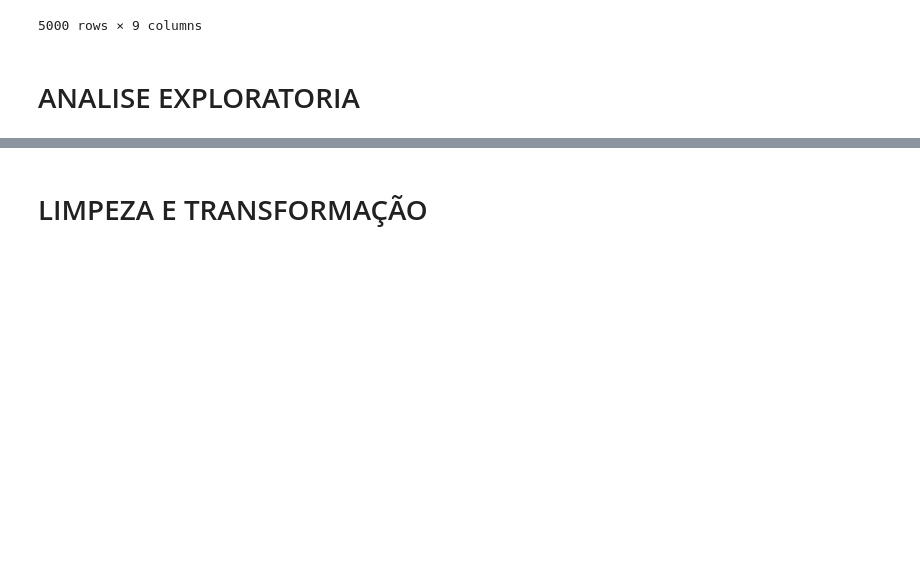
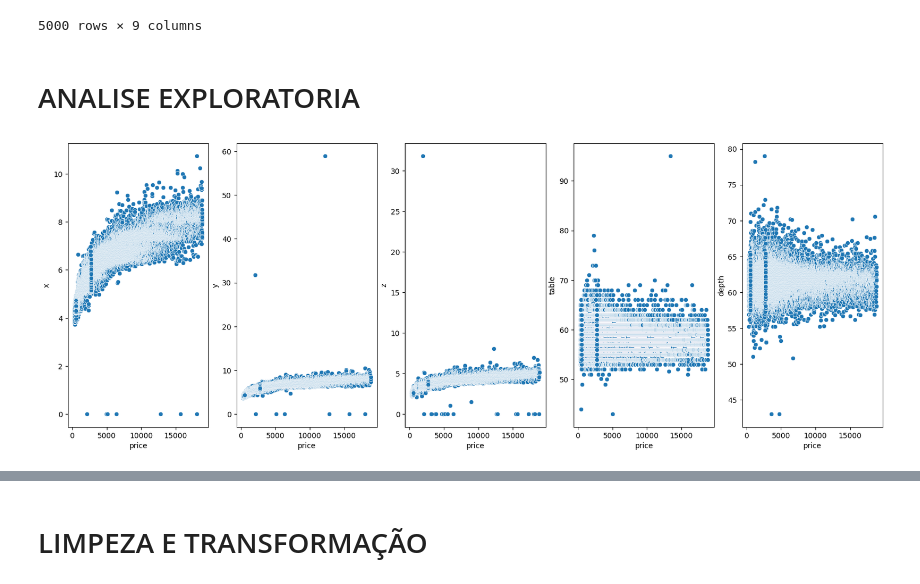
Before and after one commit to dvbarbato/project-diamonds, a Jupyter notebook: Untitled.ipynb, the cells around one changed output, grey strips where cells are left out. Saved outputs shown, nothing was run; the diff lists cells and outputs as text; code cells hidden in the pictures; blank space fills up the shorter version.

```diff
--- a/Untitled.ipynb
+++ b/Untitled.ipynb
@@ -45,3 +77,14 @@ df_estimar
 5000 rows × 9 columns
 # %% [markdown]
 # ANALISE EXPLORATORIA
+# %%
+colunas = ['x','y', 'z', 'table', 'depth']
+c = 0
+
+fig, axs = plt.subplots(ncols = len(colunas), figsize=(20,7))
+
+for i in colunas:
+    sns.scatterplot(data = df_historico, x = df_historico['price'], y = df_historico[i], ax = axs[c])
+    c+=1
+# %% [output]
+[figure, added]
```
Also changed, not shown: parts of 22 cells of this notebook, 1 other file.
